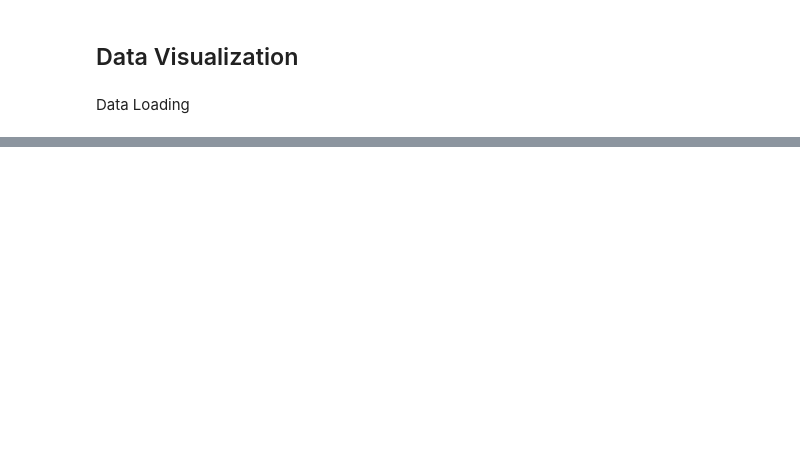
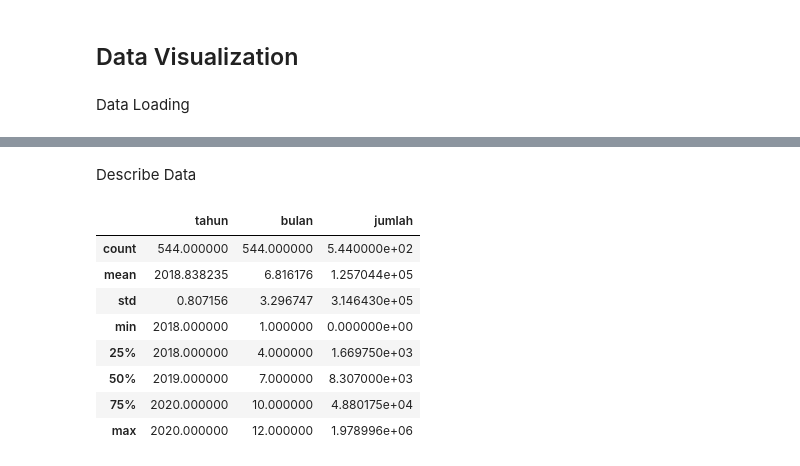
Before and after one commit to MaxZx3000/AI-Compfest-GigaPrime, a Jupyter notebook: artificial-intelligence/time_series_number_of_people_jakarta_tourism_place.ipynb, the cells around one changed output, grey strips where cells are left out. Cells and saved outputs as stored; diff of their text form; code cells hidden in the pictures; blank space fills up the shorter version.

```diff
--- a/artificial-intelligence/time_series_number_of_people_jakarta_tourism_place.ipynb
+++ b/artificial-intelligence/time_series_number_of_people_jakarta_tourism_place.ipynb
@@ -98,0 +160,14 @@ full_jakarta_tourist_numbers_df.head()
+# %% [markdown]
+Describe Data
+# %%
+full_jakarta_tourist_numbers_df.describe()
+# %% [output]
+|  | tahun | bulan | jumlah |
+| count | 544.000000 | 544.000000 | 5.440000e+02 |
+| mean | 2018.838235 | 6.816176 | 1.257044e+05 |
+| std | 0.807156 | 3.296747 | 3.146430e+05 |
+| min | 2018.000000 | 1.000000 | 0.000000e+00 |
+| 25% | 2018.000000 | 4.000000 | 1.669750e+03 |
+| 50% | 2019.000000 | 7.000000 | 8.307000e+03 |
+| 75% | 2020.000000 | 10.000000 | 4.880175e+04 |
+| max | 2020.000000 | 12.000000 | 1.978996e+06 |
```
Also changed, not shown: parts of 10 cells of this notebook.
